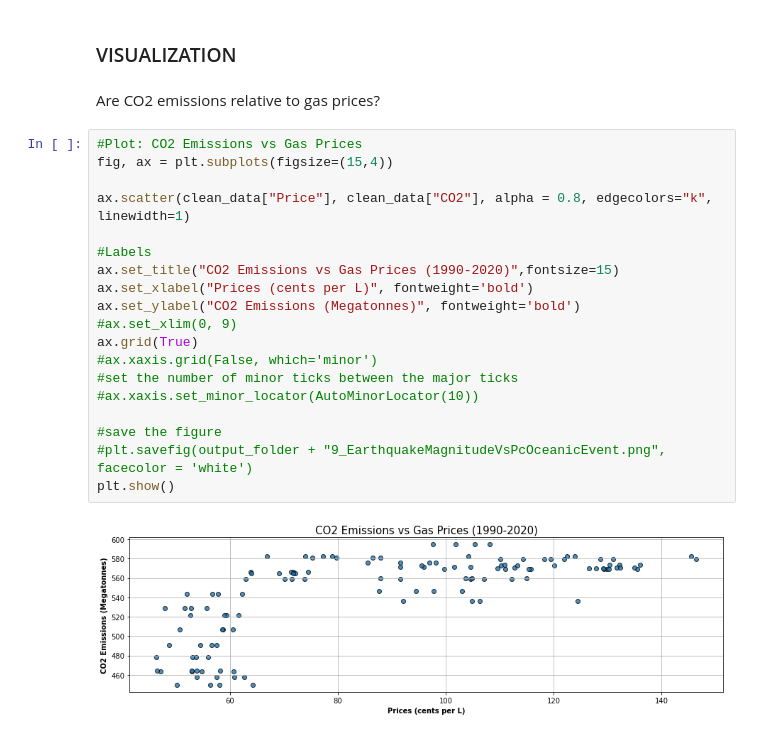
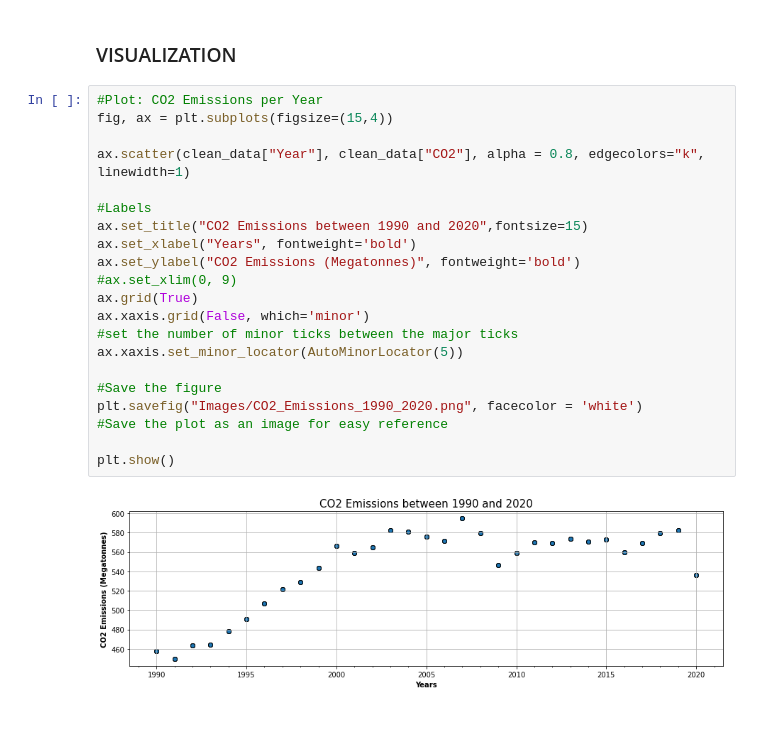
Before and after one commit to SherryKennedy/ETL-CO2_vs_Gas_Prices, a Jupyter notebook: Data_to_Mongo.ipynb, the cells around one changed output. Saved outputs shown, nothing was run; the diff lists cells and outputs as text.

```diff
--- a/Data_to_Mongo.ipynb
+++ b/Data_to_Mongo.ipynb
@@ -274,26 +274,26 @@ len(clean_data)
 124
 # %% [markdown]
 ### VISUALIZATION
-# %% [markdown]
-Are CO2 emissions relative to gas prices?
 # %%
-#Plot: CO2 Emissions vs Gas Prices
+#Plot: CO2 Emissions per Year
 fig, ax = plt.subplots(figsize=(15,4))
 
-ax.scatter(clean_data["Price"], clean_data["CO2"], alpha = 0.8, edgecolors="k", linewidth=1)
+ax.scatter(clean_data["Year"], clean_data["CO2"], alpha = 0.8, edgecolors="k", linewidth=1)
 
 #Labels
-ax.set_title("CO2 Emissions vs Gas Prices (1990-2020)",fontsize=15)
-ax.set_xlabel("Prices (cents per L)", fontweight='bold')
+ax.set_title("CO2 Emissions between 1990 and 2020",fontsize=15)
+ax.set_xlabel("Years", fontweight='bold')
 ax.set_ylabel("CO2 Emissions (Megatonnes)", fontweight='bold')
 #ax.set_xlim(0, 9)
 ax.grid(True)
-#ax.xaxis.grid(False, which='minor')
+ax.xaxis.grid(False, which='minor')
 #set the number of minor ticks between the major ticks
-#ax.xaxis.set_minor_locator(AutoMinorLocator(10))
+ax.xaxis.set_minor_locator(AutoMinorLocator(5))
 
-#save the figure
-#plt.savefig(output_folder + "9_EarthquakeMagnitudeVsPcOceanicEvent.png", facecolor = 'white')
+#Save the figure
+plt.savefig("Images/CO2_Emissions_1990_2020.png", facecolor = 'white')
+#Save the plot as an image for easy reference
+
 plt.show()
 # %% [output]
-[figure, old version]
+[figure, new version]
```
Also changed, not shown: parts of 28 cells of this notebook, 8 other files.
